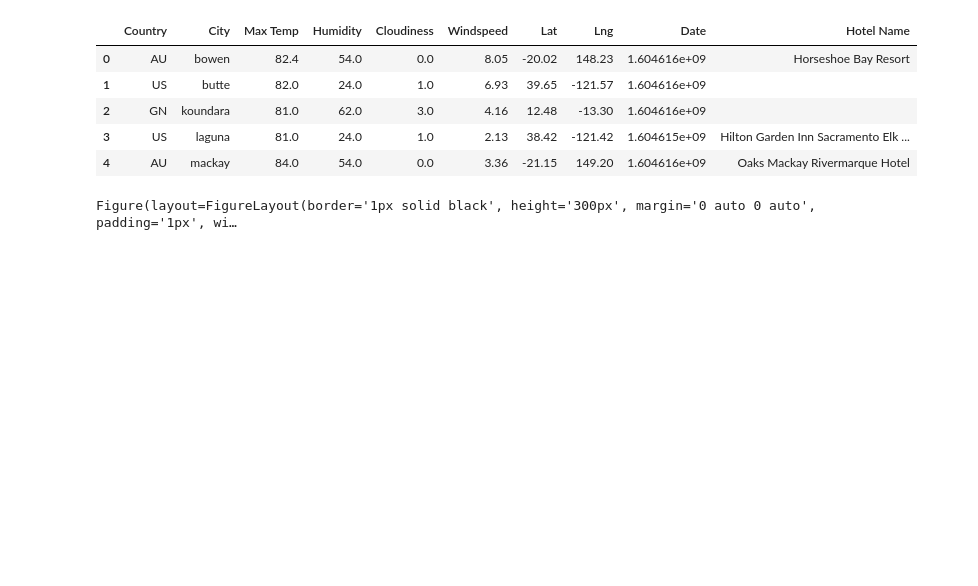
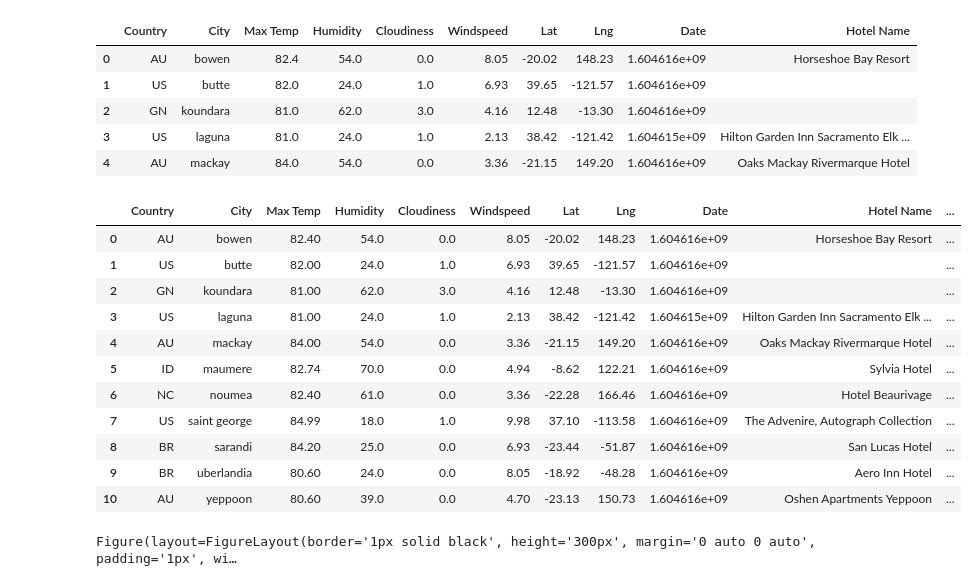
Before and after one commit to shadiaduery/Python-API-Matplotlib-Seaborn, a Jupyter notebook: Python Challenges/VacationPy.ipynb, the cells around one changed output. Saved outputs shown, nothing was run; the diff lists cells and outputs as text; code cells hidden in the pictures; blank space fills up the shorter version.

```diff
--- a/Python Challenges/VacationPy.ipynb
+++ b/Python Challenges/VacationPy.ipynb
@@ -120,0 +150,5 @@ hotel_df.head()
+# %%
+for i in range(len(hotel_df)):
+    row=hotel_df.loc[i]
+    print(row)
+    break
@@ -127,15 +173,19 @@ target_type = "hotel"
 
 base_url = "https://maps.googleapis.com/maps/api/place/nearbysearch/json"
 
+for i in range(len(hote_df)):
+    row=hotel_df[i]
 
-for index, row in hotel_df.iterrows():
+
+# for index, row in hotel_df.iterrows():
     target_coordinate = f"{row ['Lat']} ,{row ['Lng']}"
 
 #     print(target_coordinate)
 
 # set up a parameters dictionary
     params = {
-        "location": target_coordinate,
+        # "location": target_coordinate,
+        'loation': row['Lat']+', '+row['Lng'],
         "keyword": target_search,
         "radius": target_radius,
         "type": target_type,
@@ -165,6 +215,26 @@ hotel_df.head()
 | 2 | GN | koundara | 81.0 | 62.0 | 3.0 | 4.16 | 12.48 | -13.30 | 1.604616e+09 |  |
 | 3 | US | laguna | 81.0 | 24.0 | 1.0 | 2.13 | 38.42 | -121.42 | 1.604615e+09 | Hilton Garden Inn Sacramento Elk ... |
 | 4 | AU | mackay | 84.0 | 54.0 | 0.0 | 3.36 | -21.15 | 149.20 | 1.604616e+09 | Oaks Mackay Rivermarque Hotel |
+# %%
+# for i in range(len(hotel_df)):
+for i in range(4):
+# for idx, row in hotel_df.iterrows():
+    row=hotel_df.loc[i]
+    hotel_df.loc[i, 'added']=row['Max Temp']/row['Humidity']*200
+hotel_df
+# %% [output]
+|  | Country | City | Max Temp | Humidity | Cloudiness | Windspeed | Lat | Lng | Date | Hotel Name | ... |
+| 0 | AU | bowen | 82.40 | 54.0 | 0.0 | 8.05 | -20.02 | 148.23 | 1.604616e+09 | Horseshoe Bay Resort | ... |
+| 1 | US | butte | 82.00 | 24.0 | 1.0 | 6.93 | 39.65 | -121.57 | 1.604616e+09 |  | ... |
+| 2 | GN | koundara | 81.00 | 62.0 | 3.0 | 4.16 | 12.48 | -13.30 | 1.604616e+09 |  | ... |
+| 3 | US | laguna | 81.00 | 24.0 | 1.0 | 2.13 | 38.42 | -121.42 | 1.604615e+09 | Hilton Garden Inn Sacramento Elk ... | ... |
+| 4 | AU | mackay | 84.00 | 54.0 | 0.0 | 3.36 | -21.15 | 149.20 | 1.604616e+09 | Oaks Mackay Rivermarque Hotel | ... |
+| 5 | ID | maumere | 82.74 | 70.0 | 0.0 | 4.94 | -8.62 | 122.21 | 1.604616e+09 | Sylvia Hotel | ... |
+| 6 | NC | noumea | 82.40 | 61.0 | 0.0 | 3.36 | -22.28 | 166.46 | 1.604616e+09 | Hotel Beaurivage | ... |
+| 7 | US | saint george | 84.99 | 18.0 | 1.0 | 9.98 | 37.10 | -113.58 | 1.604616e+09 | The Advenire, Autograph Collection | ... |
+| 8 | BR | sarandi | 84.20 | 25.0 | 0.0 | 6.93 | -23.44 | -51.87 | 1.604616e+09 | San Lucas Hotel | ... |
+| 9 | BR | uberlandia | 80.60 | 24.0 | 0.0 | 8.05 | -18.92 | -48.28 | 1.604616e+09 | Aero Inn Hotel | ... |
+| 10 | AU | yeppoon | 80.60 | 39.0 | 0.0 | 4.70 | -23.13 | 150.73 | 1.604616e+09 | Oshen Apartments Yeppoon | ... |
 # %%
 # NOTE: Do not change any of the code in this cell
 
```
Also changed, not shown: parts of 5 cells of this notebook, 12 other files.
